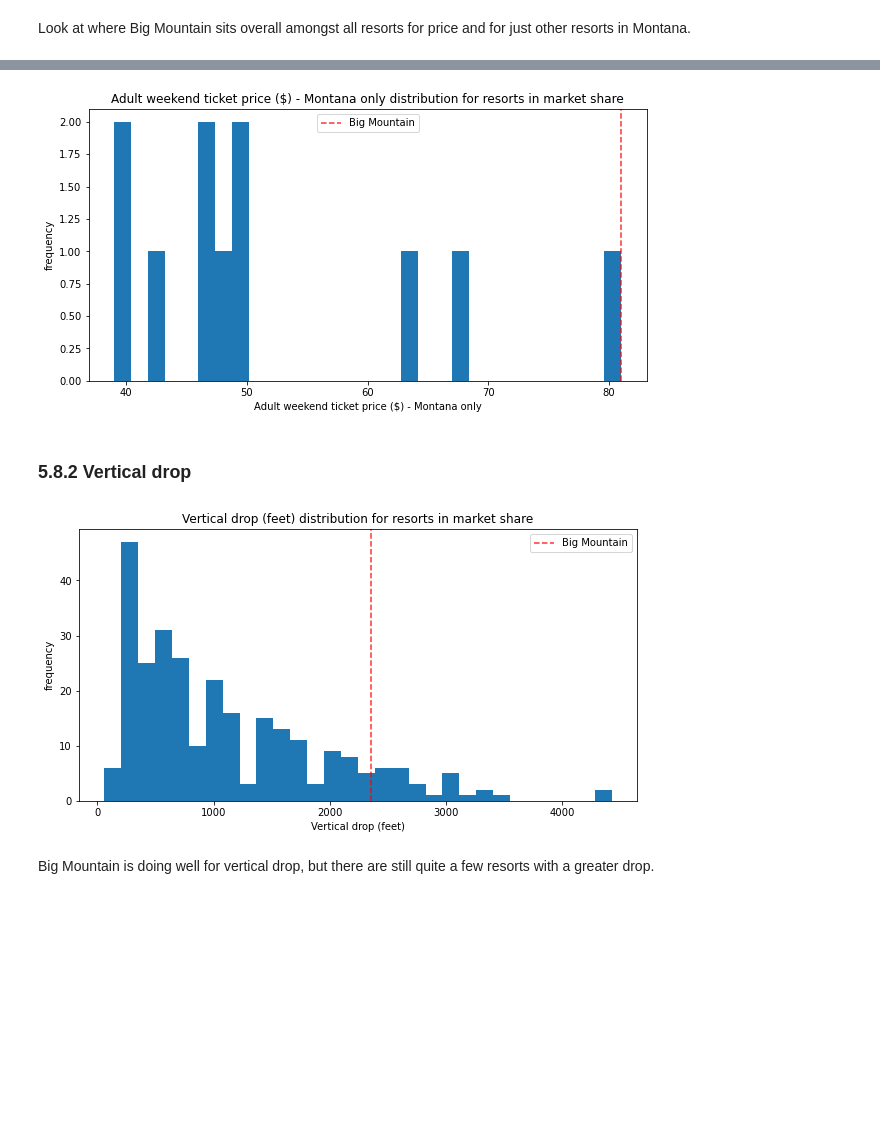
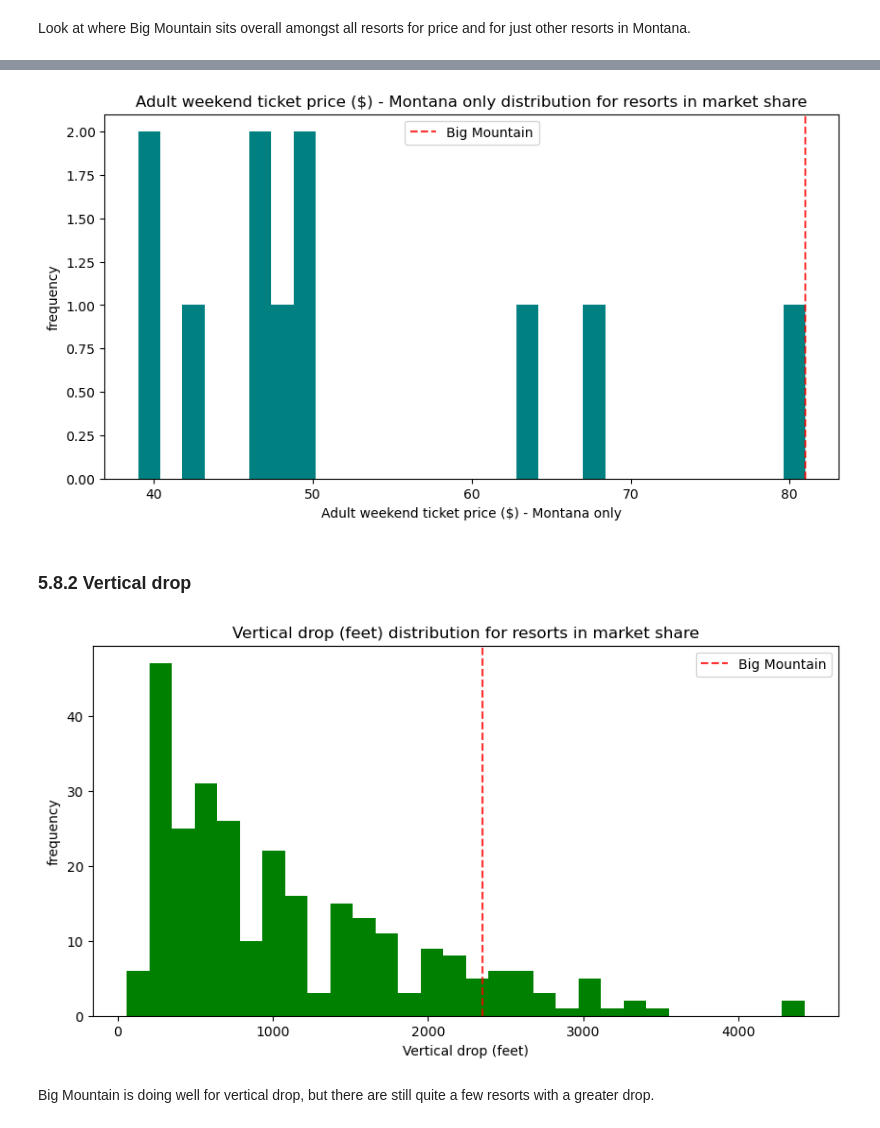
Before and after one commit to MappingKat/DataScienceGuidedCapstone, a Jupyter notebook: Notebooks/05_modeling.ipynb, the cells around one changed output, grey strips where cells are left out. Drawn from its saved outputs; the diff is of its cells as text; code cells hidden in the pictures; blank space fills up the shorter version.

```diff
--- a/Notebooks/05_modeling.ipynb
+++ b/Notebooks/05_modeling.ipynb
@@ -154,7 +154,6 @@ A handy glossary of skiing terms can be found on the [ski.com](https://www.ski.c
 # %% [markdown]
 It's often useful to define custom functions for visualizing data in meaningful ways. The function below takes a feature name as an input and plots a histogram of the values of that feature. It then marks where Big Mountain sits in the distribution by marking Big Mountain's value with a vertical line using `matplotlib`'s [axvline](https://matplotlib.org/3.1.1/api/_as_gen/matplotlib.pyplot.axvline.html) function. It also performs a little cleaning up of missing values and adds descriptive labels and a title.
 # %%
-#Code task 1#
 #Add code to the `plot_compare` function that displays a vertical, dashed line
 #on the histogram to indicate Big Mountain's position in the distribution
 #Hint: plt.axvline() plots a vertical line, its position for 'feature1'
@@ -163,7 +162,7 @@ It's often useful to define custom functions for visualizing data in meaningful
 #and it's nice to give it a slightly reduced alpha value, such as 0.8.
 #Don't forget to give it a useful label (e.g. 'Big Mountain') so it's listed
 #in the legend.
-def plot_compare(feat_name, description, state=None, figsize=(10, 5)):
+def plot_compare(color, feat_name, description, state=None, figsize=(10, 5)):
     """Graphically compare distributions of features.
 
     Plot histogram of values for all resorts and reference line to mark
@@ -184,8 +183,8 @@ def plot_compare(feat_name, description, state=None, figsize=(10, 5)):
     else:
         ski_x = ski_data.loc[ski_data.state == state, feat_name]
     ski_x = ski_x[np.isfinite(ski_x)]
-    plt.hist(ski_x, bins=30)
-    plt.___(x=big_mountain[feat_name].___, c=___, ls=___, alpha=0.8, label=___)
+    plt.hist(ski_x, bins=30, color=color)
+    plt.axvline(x=big_mountain[feat_name].values, c='r', ls='--', alpha=0.8, label='Big Mountain')
     plt.xlabel(description)
     plt.ylabel('frequency')
     plt.title(description + ' distribution for resorts in market share')
@@ -201,13 +200,13 @@ plot_compare('AdultWeekend', 'Adult weekend ticket price ($)')
 # %%
-plot_compare('AdultWeekend', 'Adult weekend ticket price ($) - Montana only', state='Montana')
+plot_compare('teal', 'AdultWeekend', 'Adult weekend ticket price ($) - Montana only', state='Montana')
 # %% [output]
-[figure, old version]
+[figure, new version]
 # %% [markdown]
 ### 5.8.2 Vertical drop<a id='5.8.2_Vertical_drop'></a>
 # %%
-plot_compare('vertical_drop', 'Vertical drop (feet)')
+plot_compare('green','vertical_drop', 'Vertical drop (feet)')
 # %% [output]
-[figure, old version]
+[figure, new version]
 # %% [markdown]
 Big Mountain is doing well for vertical drop, but there are still quite a few resorts with a greater drop.
 # %% [markdown]
```
Also changed, not shown: parts of 18 cells of this notebook.
